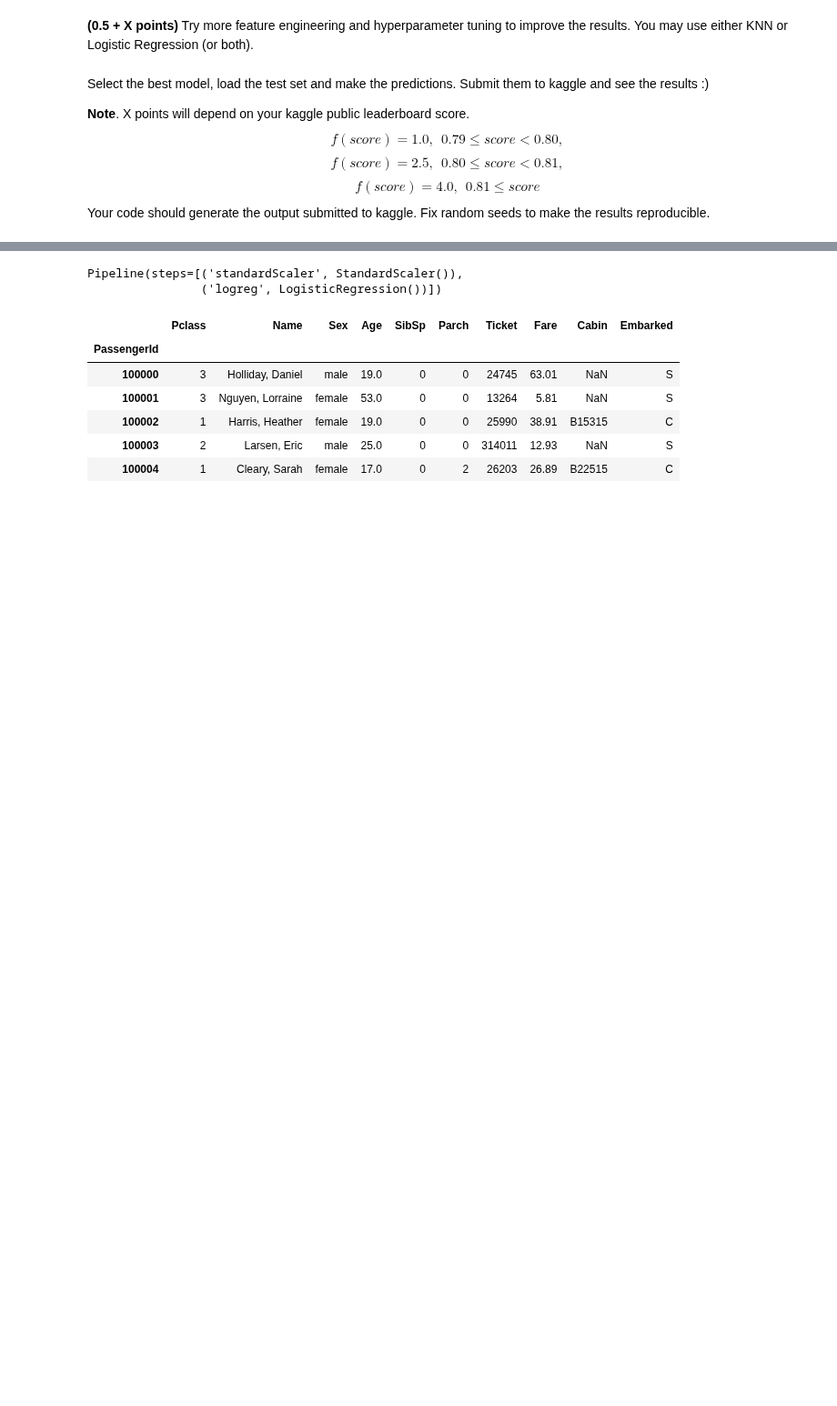
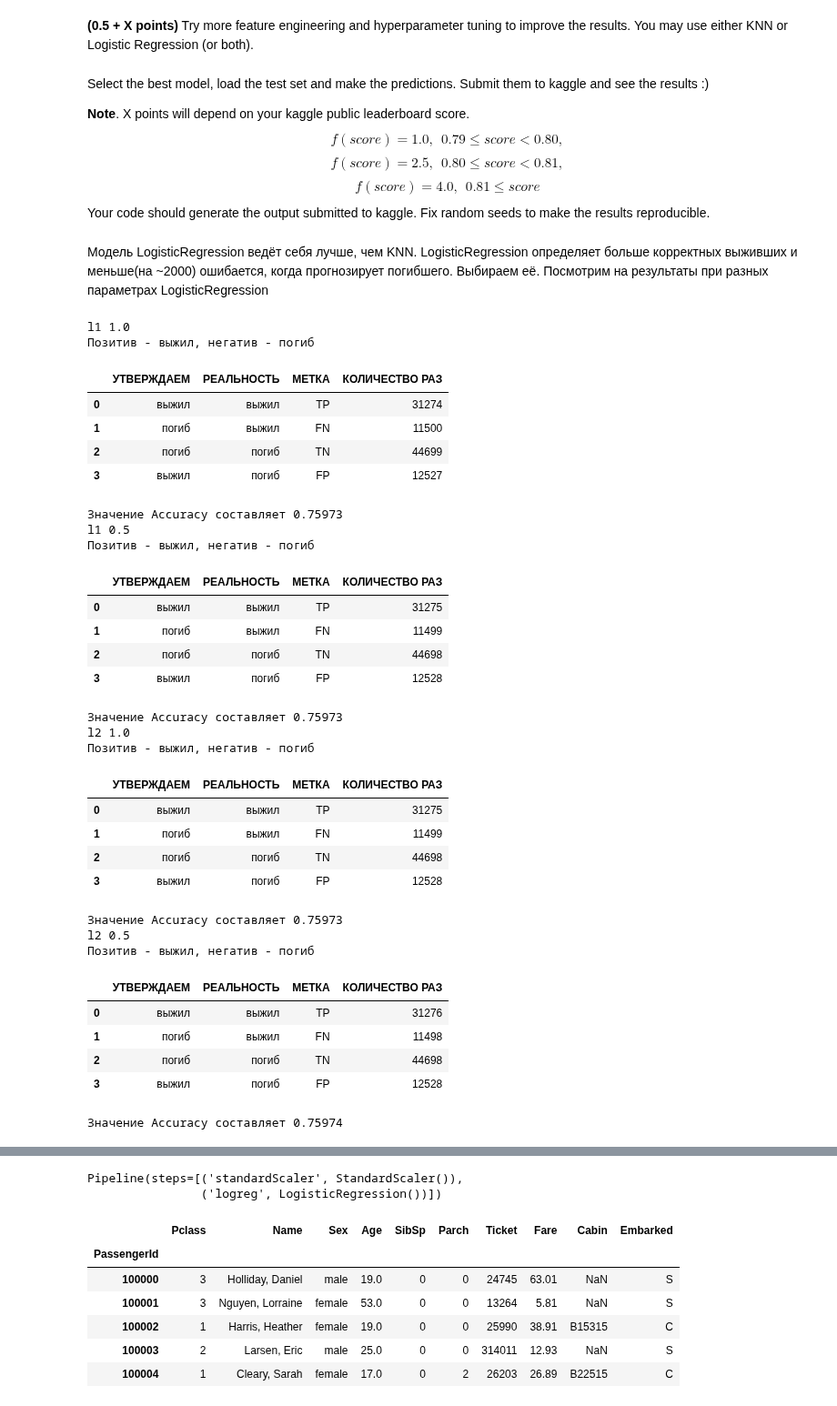
Before and after one commit to githubjeka/ml-intro, a Jupyter notebook: hw_classification.ipynb, the cells around one changed output, grey strips where cells are left out. Shown at 91% size. Cells and saved outputs as stored; diff of their text form; code cells hidden in the pictures; blank space fills up the shorter version.

```diff
--- a/hw_classification.ipynb
+++ b/hw_classification.ipynb
@@ -941,3 +979,49 @@ $$ f(score) = 1.0, \ \ 0.79 \leq score < 0.80,$$
 $$ f(score) = 2.5, \ \ 0.80 \leq score < 0.81,$$
 $$ f(score) = 4.0, \ \ 0.81 \leq score $$
 Your code should generate the output submitted to kaggle. Fix random seeds to make the results reproducible.
+# %% [markdown]
+Модель LogisticRegression ведёт себя лучше, чем KNN. LogisticRegression определяет больше корректных выживших и меньше(на ~2000) ошибается, когда прогнозирует погибшего. Выбираем её. Посмотрим на результаты при разных параметрах LogisticRegression
+# %%
+for penalty in ['l1', 'l2']:
+    for c in [1.0, 0.5]:
+        print(penalty, c)
+        Input_norm = [
+            ('standardScaler', StandardScaler()),
+            ('logreg', LogisticRegression(penalty=penalty, C=c, solver='liblinear', random_state=kfold.random_state))]
+        pipeLogreg = Pipeline(Input_norm)
+        y_pred = cross_val_predict(pipeLogreg, X, Y, cv=kfold)
+        conf_mat = confusion_matrix(Y, y_pred)
+        describe_conf_matrix_results(conf_mat)
+# %% [output]
+l1 1.0
+Позитив - выжил, негатив - погиб
+|  | УТВЕРЖДАЕМ | РЕАЛЬНОСТЬ | МЕТКА | КОЛИЧЕСТВО РАЗ |
+| 0 | выжил | выжил | TP | 31274 |
+| 1 | погиб | выжил | FN | 11500 |
+| 2 | погиб | погиб | TN | 44699 |
+| 3 | выжил | погиб | FP | 12527 |
+Значение Accuracy составляет 0.75973
+l1 0.5
+Позитив - выжил, негатив - погиб
+|  | УТВЕРЖДАЕМ | РЕАЛЬНОСТЬ | МЕТКА | КОЛИЧЕСТВО РАЗ |
+| 0 | выжил | выжил | TP | 31275 |
+| 1 | погиб | выжил | FN | 11499 |
+| 2 | погиб | погиб | TN | 44698 |
+| 3 | выжил | погиб | FP | 12528 |
+Значение Accuracy составляет 0.75973
+l2 1.0
+Позитив - выжил, негатив - погиб
+|  | УТВЕРЖДАЕМ | РЕАЛЬНОСТЬ | МЕТКА | КОЛИЧЕСТВО РАЗ |
+| 0 | выжил | выжил | TP | 31275 |
+| 1 | погиб | выжил | FN | 11499 |
+| 2 | погиб | погиб | TN | 44698 |
+| 3 | выжил | погиб | FP | 12528 |
+Значение Accuracy составляет 0.75973
+l2 0.5
+Позитив - выжил, негатив - погиб
+|  | УТВЕРЖДАЕМ | РЕАЛЬНОСТЬ | МЕТКА | КОЛИЧЕСТВО РАЗ |
+| 0 | выжил | выжил | TP | 31276 |
+| 1 | погиб | выжил | FN | 11498 |
+| 2 | погиб | погиб | TN | 44698 |
+| 3 | выжил | погиб | FP | 12528 |
+Значение Accuracy составляет 0.75974
```
Also changed, not shown: parts of 12 cells of this notebook.
